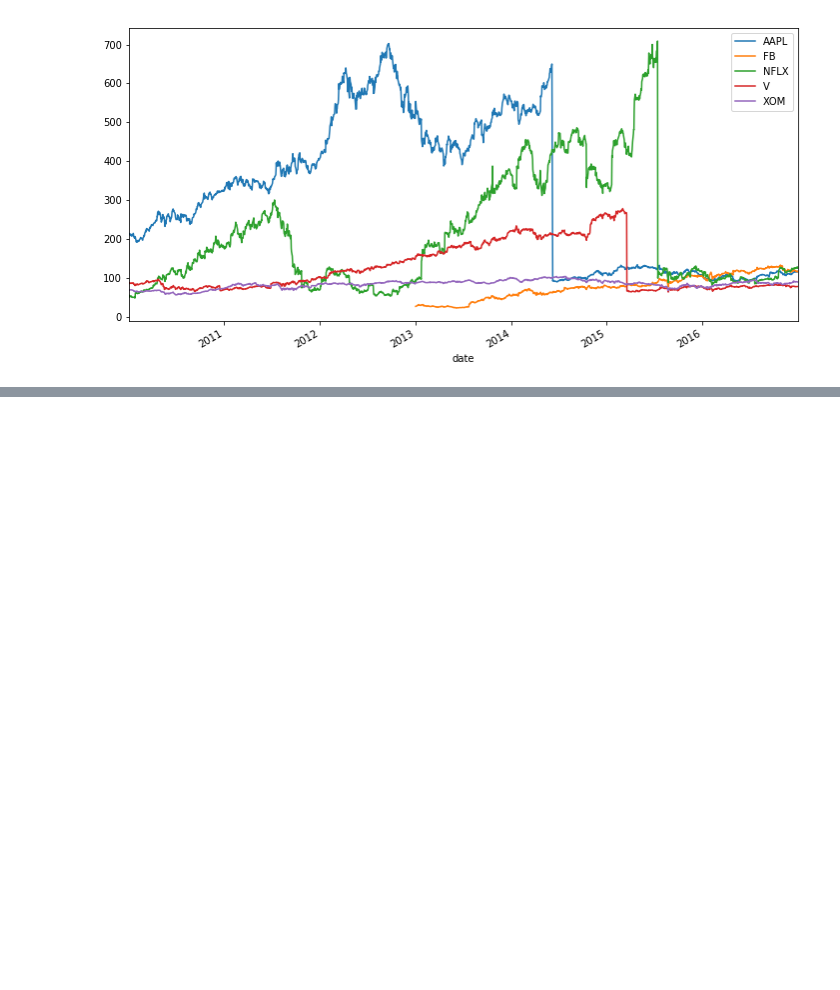
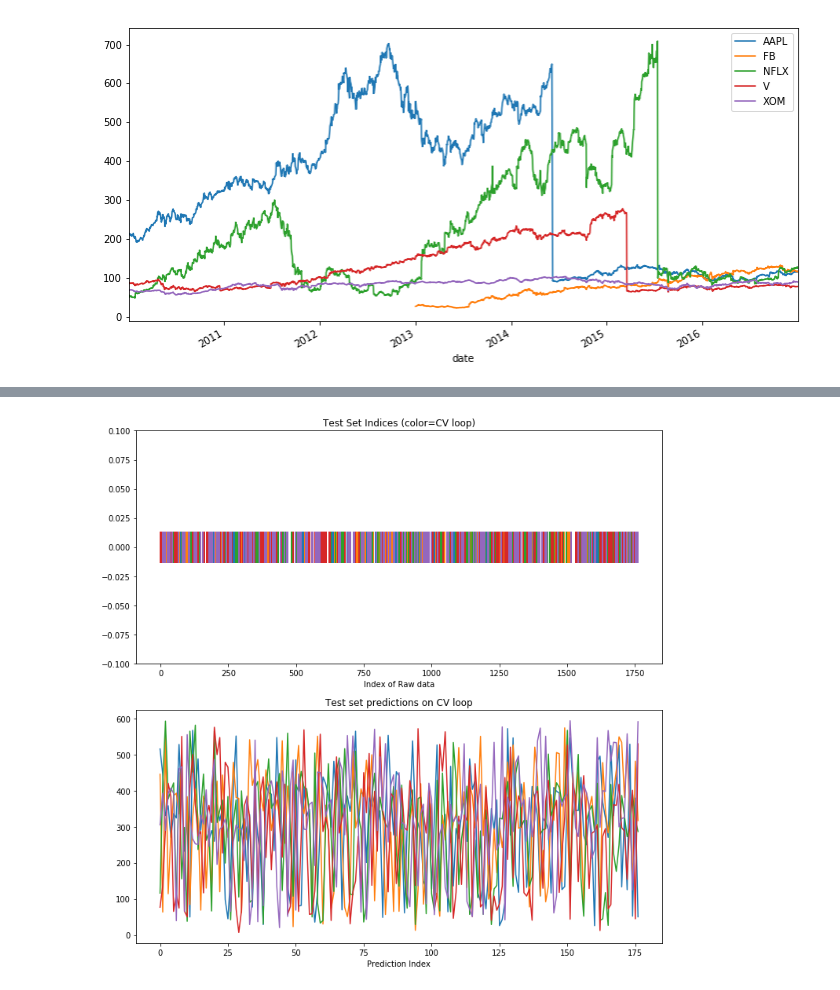
Before and after one commit to jassi-bhullar/ml_time_series_data, a Jupyter notebook: ML Time Series Data.ipynb, the cells around one changed output, grey strips where cells are left out. Cells and saved outputs as stored; diff of their text form; code cells hidden in the pictures; blank space fills up the shorter version.

```diff
--- a/ML Time Series Data.ipynb
+++ b/ML Time Series Data.ipynb
@@ -432,0 +652,14 @@ array(['WLTW', 'A', 'AAL', 'AAP', 'AAPL', 'ABC', 'ABT', 'ACN', 'ADBE',
+# %%
+cv = ShuffleSplit(n_splits=5, random_state=1)
+
+results = []
+for tr, tt in cv.split(X):
+    model.fit(X.iloc[tr], y.iloc[tr])
+
+    prediction = model.predict(X.iloc[tt])
+    score = r2_score(y.iloc[tt], prediction)
+    results.append((prediction, score, tt))
+
+visualize_predictions(results)
+# %% [output]
+[figure, added]
```
Also changed, not shown: parts of 72 cells of this notebook.
